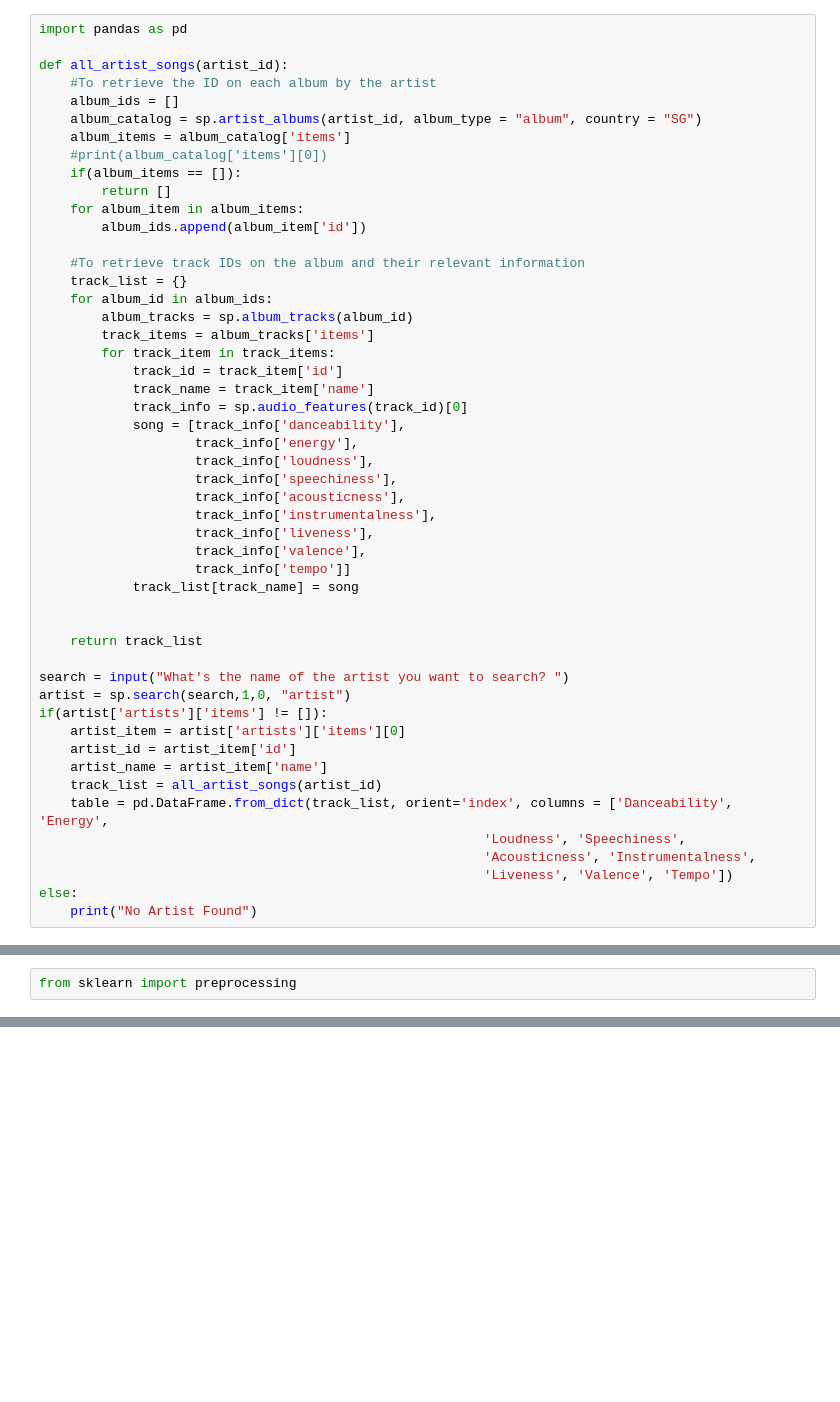
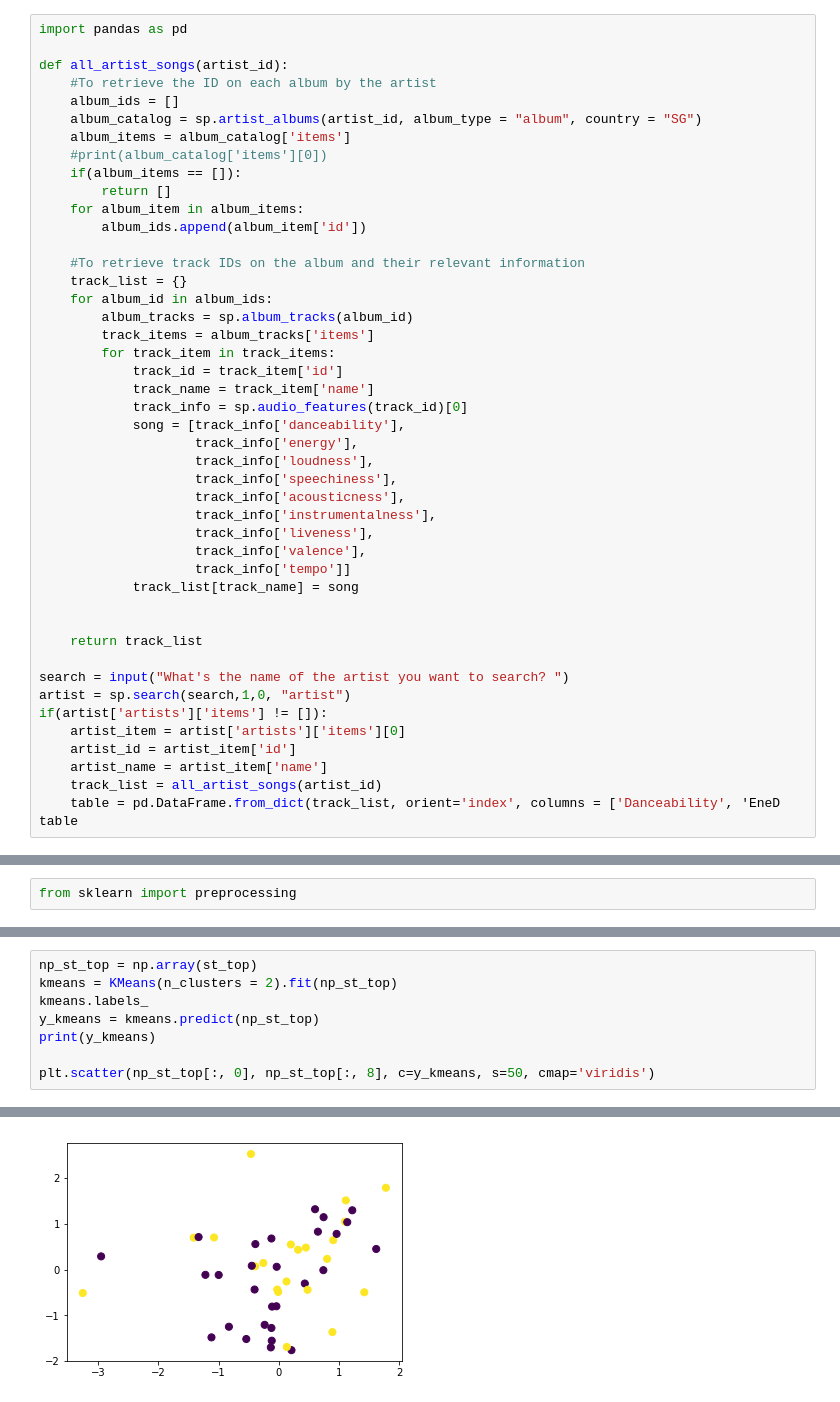
Before and after one commit to twyb/Apollosis-BIA, a Jupyter notebook: Artist's Portfolio2.ipynb, the cells around one changed output, grey strips where cells are left out. Saved outputs shown, nothing was run; the diff lists cells and outputs as text; blank space fills up the shorter version.

```diff
--- a/Artist's Portfolio2.ipynb
+++ b/Artist's Portfolio2.ipynb
@@ -270,10 +270,6 @@ if(artist['artists']['items'] != []):
     artist_id = artist_item['id']
     artist_name = artist_item['name']
     track_list = all_artist_songs(artist_id)
-    table = pd.DataFrame.from_dict(track_list, orient='index', columns = ['Danceability', 'Energy',
-                                                         'Loudness', 'Speechiness',
-                                                         'Acousticness', 'Instrumentalness',
-                                                         'Liveness', 'Valence', 'Tempo'])
-else:
-    print("No Artist Found")
+    table = pd.DataFrame.from_dict(track_list, orient='index', columns = ['Danceability', 'EneD
+table
 # %% [output]
@@ -513,0 +508,9 @@ print(sc_artist)
+# %%
+np_st_top = np.array(st_top)
+kmeans = KMeans(n_clusters = 2).fit(np_st_top)
+kmeans.labels_
+y_kmeans = kmeans.predict(np_st_top)
+print(y_kmeans)
+
+plt.scatter(np_st_top[:, 0], np_st_top[:, 8], c=y_kmeans, s=50, cmap='viridis')
+# %% [output]
@@ -513,0 +520 @@ print(sc_artist)
+[figure, added]
```
Also changed, not shown: parts of 7 cells of this notebook.
